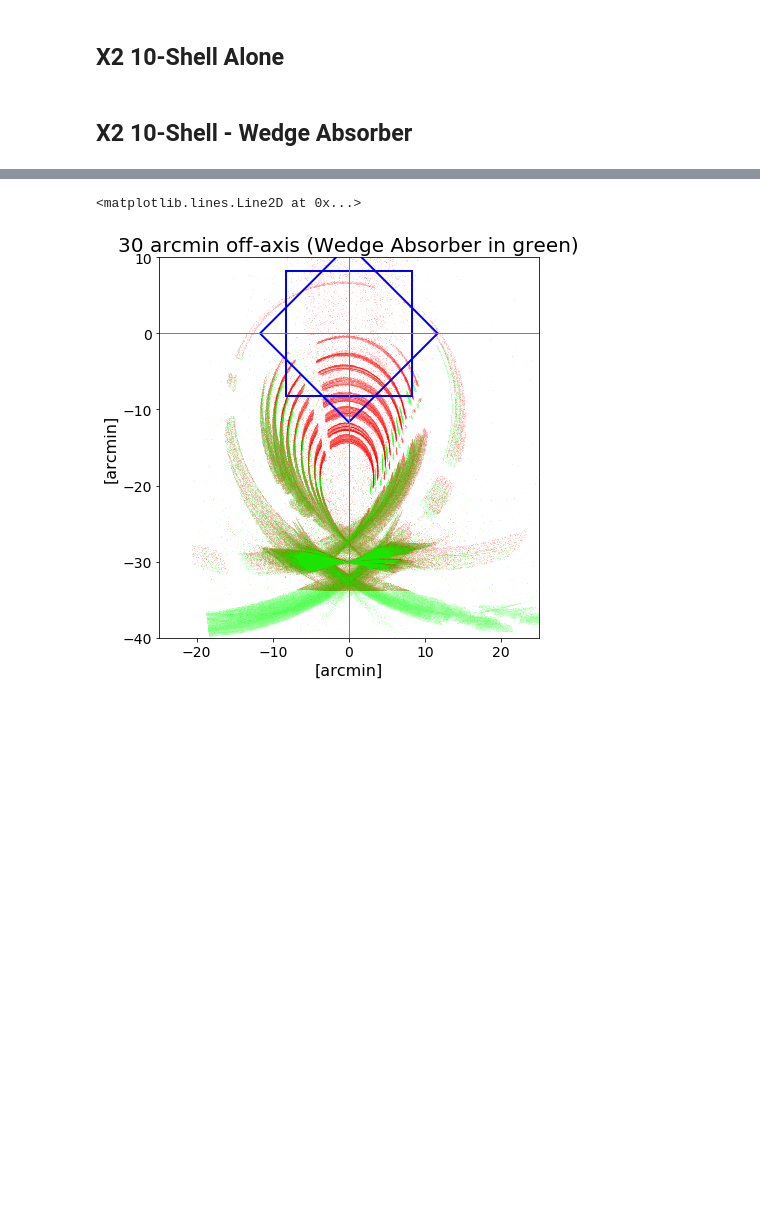
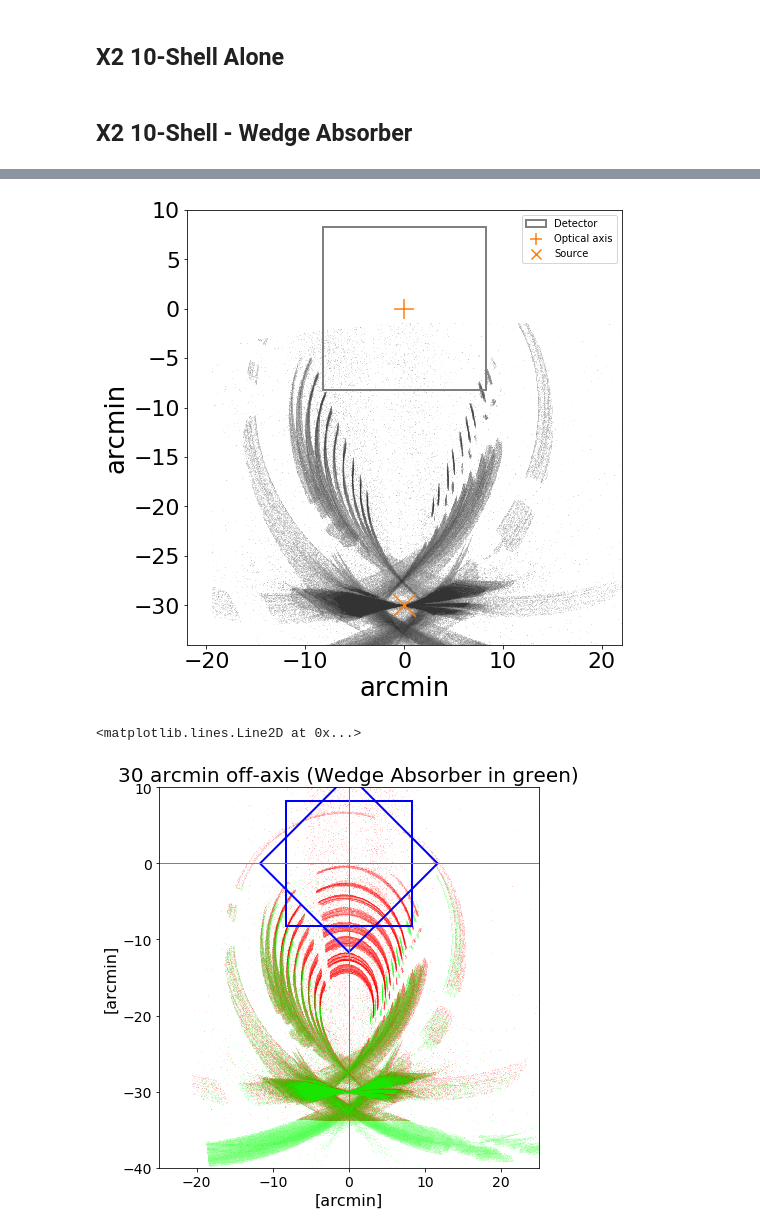
Before and after one commit to pymilo/Milo_CCD_Cal, a Jupyter notebook: Notebooks/GhostRays_WedgeAbsorber.ipynb, the cells around one changed output, grey strips where cells are left out. Saved outputs shown, nothing was run; the diff lists cells and outputs as text; code cells hidden in the pictures; blank space fills up the shorter version.

```diff
--- a/Notebooks/GhostRays_WedgeAbsorber.ipynb
+++ b/Notebooks/GhostRays_WedgeAbsorber.ipynb
@@ -105,3 +176,39 @@ DX2N_X0_Ym30 = skimage.transform.rotate(((CD_X0_Ym30-DarksC)/(CD_X0_Ym30-DarksC)
+# %%
+'''Plotting'''
+fig = plt.figure(figsize=(8,8))
+
+# Wedge absorber Plot
+ax2 = fig.add_subplot(111, aspect='equal')
+## homogenizing background
+ax2.imshow(np.zeros((20, 20)),extent=[-21,21,-32,10],cmap=tblack)
+## With no wedge Data
+ax2.imshow(abs(DX2N_X0_Ym30), origin='lower',cmap=tblack,
+          norm=matplotlib.colors.LogNorm(),
+          extent=[-X1*s.value+X,(-X1+resol)*s.value+X,-Y1*s.value+Y,(-Y1+resol)*s.value+Y],
+          vmin=0.001,vmax=0.05)
+## Hornaments
+ax2.scatter(0, 0, s=400, c='#FF7F0E', marker='+',label='Optical axis') # Optical axis
+ax2.scatter(0, -30, s=500, c='#FF7F0E', marker='x',label='Source') # Source
+rect = patches.Rectangle((-8.25,-8.25),16.5,16.5,linewidth=2,edgecolor='gray',
+                         facecolor='none',label="Detector")
+ax2.set_xlim((-22,22))
+ax2.set_ylim((-34,10))
+ax2.add_patch(rect)
+ax2.set_xlabel('arcmin',fontsize=26)
+ax2.set_ylabel('arcmin',fontsize=26)
+#ax2.set_title('Wedge absorber', fontsize=18)
+ax2.tick_params(labelsize=14)
+ax2.tick_params(axis="x", labelsize=22)
+ax2.tick_params(axis="y", labelsize=22)
+lgnd2=ax2.legend(loc='upper right',fontsize=10)
+lgnd2.legendHandles[0]._sizes = [50]
+lgnd2.legendHandles[1]._sizes = [140]
+lgnd2.legendHandles[2]._sizes = [100]
+lgnd2.legendHandles[1].set_alpha(1.0)
+figfinal=plt.gcf()
+figfinal.savefig('WedgeAbs.pdf',dpi=300,bbox_inches="tight")
+# %% [output]
+[figure, added]
 # %%
 '''Plotting'''
 fig = plt.figure(figsize=(10,7))
```
Also changed, not shown: parts of 2 cells of this notebook, 56 other files.
